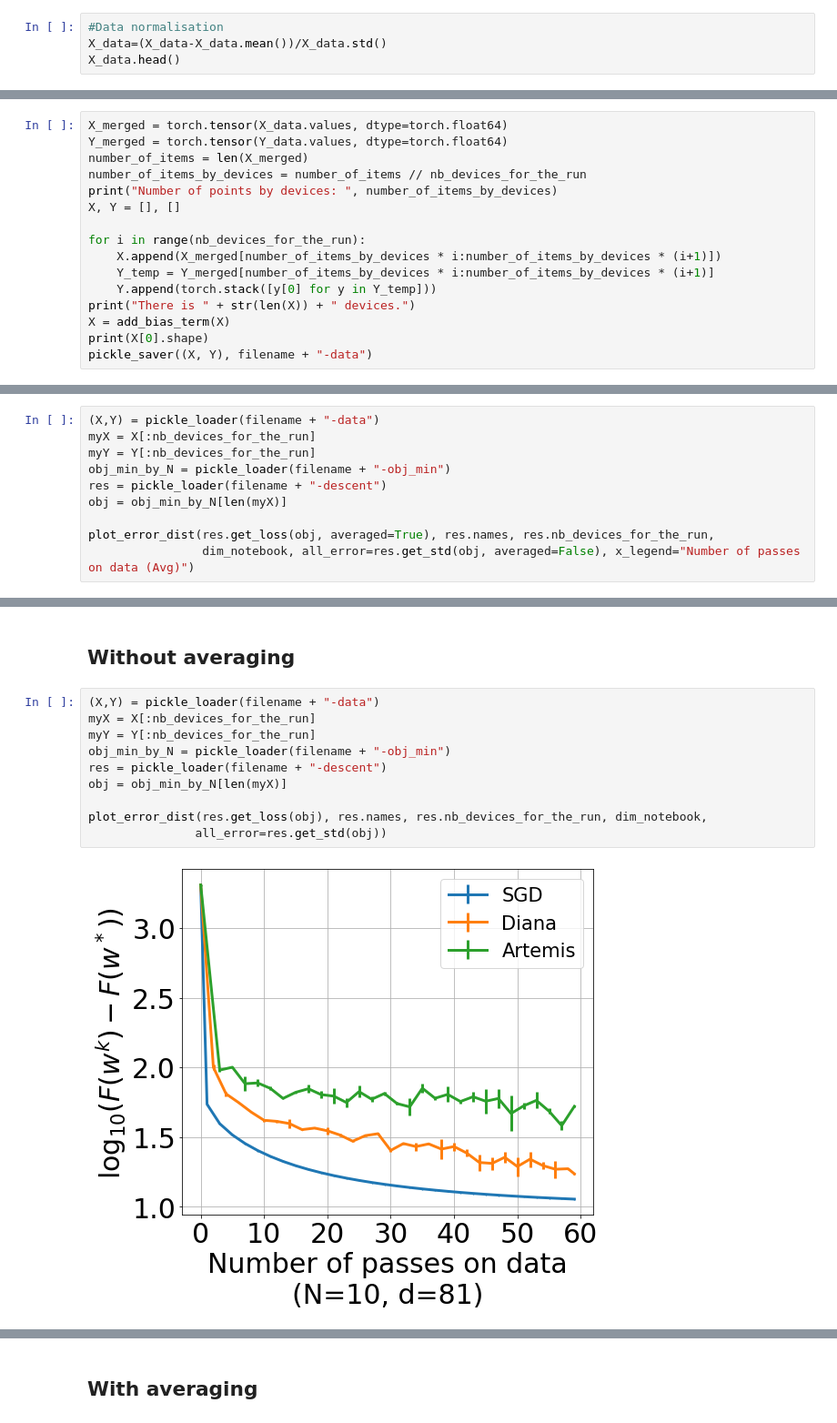
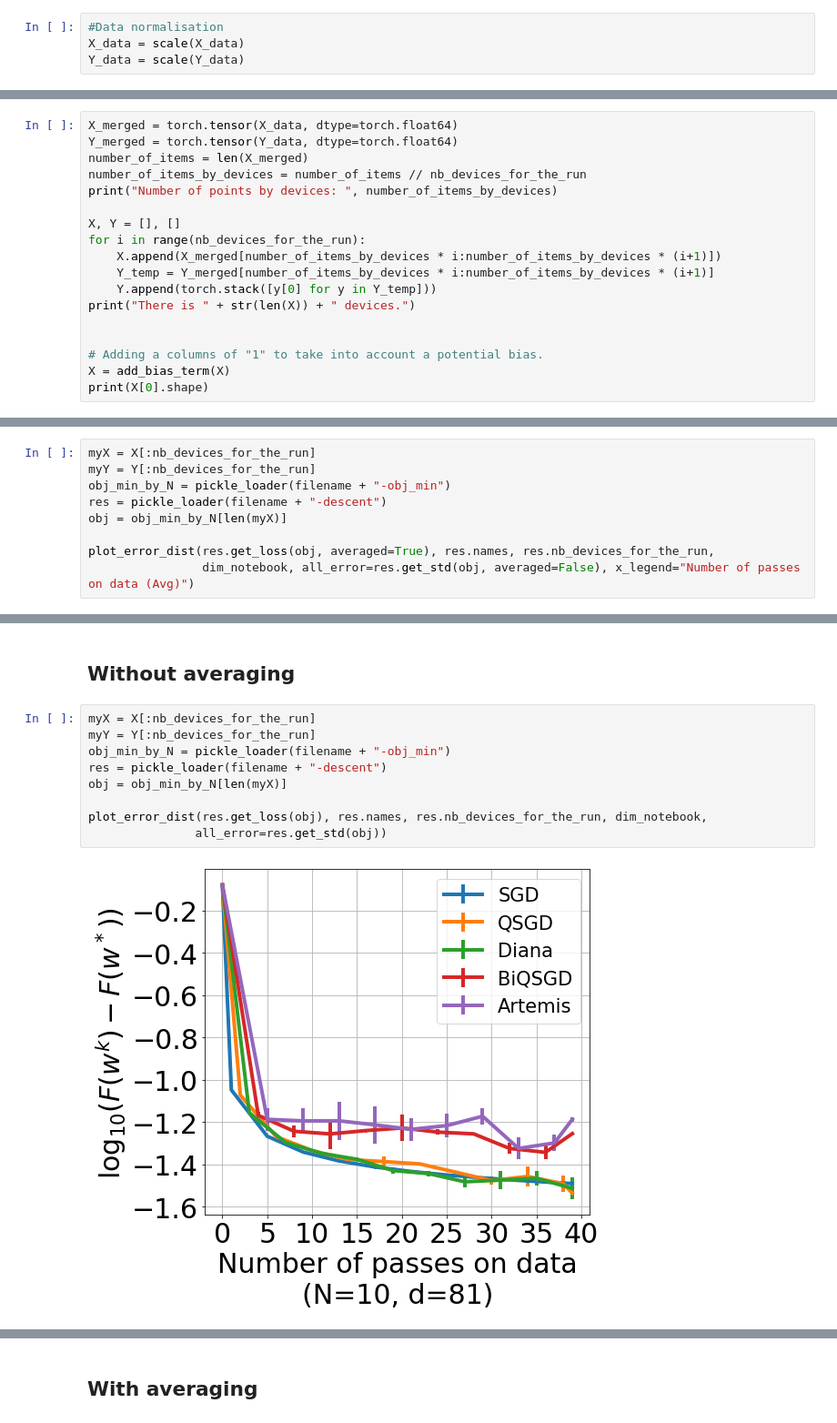
Before and after one commit to philipco/artemis-bidirectional-compression, a Jupyter notebook: notebook/superconduct.ipynb, the cells around one changed output, grey strips where cells are left out. Shown at 91% size. Cells and saved outputs as stored; diff of their text form.

```diff
--- a/notebook/superconduct.ipynb
+++ b/notebook/superconduct.ipynb
@@ -74,5 +107,5 @@ print("There is " + str(dim_notebook) + " dimensions.")
 There is 81 dimensions.
 # %%
 #Data normalisation
-X_data=(X_data-X_data.mean())/X_data.std()
-X_data.head()
+X_data = scale(X_data)
+Y_data = scale(Y_data)
@@ -100,19 +112,21 @@ Y_data.head()
 # %%
-X_merged = torch.tensor(X_data.values, dtype=torch.float64)
-Y_merged = torch.tensor(Y_data.values, dtype=torch.float64)
+X_merged = torch.tensor(X_data, dtype=torch.float64)
+Y_merged = torch.tensor(Y_data, dtype=torch.float64)
 number_of_items = len(X_merged)
 number_of_items_by_devices = number_of_items // nb_devices_for_the_run
 print("Number of points by devices: ", number_of_items_by_devices)
+
 X, Y = [], []
-
 for i in range(nb_devices_for_the_run):
     X.append(X_merged[number_of_items_by_devices * i:number_of_items_by_devices * (i+1)])
     Y_temp = Y_merged[number_of_items_by_devices * i:number_of_items_by_devices * (i+1)]
     Y.append(torch.stack([y[0] for y in Y_temp]))
 print("There is " + str(len(X)) + " devices.")
+
+
+# Adding a columns of "1" to take into account a potential bias.
 X = add_bias_term(X)
 print(X[0].shape)
-pickle_saver((X, Y), filename + "-data")
 # %% [output]
 Number of points by devices:  2126
 There is 10 devices.
@@ -199,7 +244,6 @@ Text(0, 0.5, 'true value')
 # %% [markdown]
 ## With averaging
 # %%
-(X,Y) = pickle_loader(filename + "-data")
 myX = X[:nb_devices_for_the_run]
 myY = Y[:nb_devices_for_the_run]
 obj_min_by_N = pickle_loader(filename + "-obj_min")
@@ -218,17 +262,16 @@ plot_error_dist(res.get_loss(obj, averaged=True), res.names, res.nb_devices_for_
 # %% [markdown]
 ## Without averaging
 # %%
-(X,Y) = pickle_loader(filename + "-data")
 myX = X[:nb_devices_for_the_run]
 myY = Y[:nb_devices_for_the_run]
 obj_min_by_N = pickle_loader(filename + "-obj_min")
 res = pickle_loader(filename + "-descent")
 obj = obj_min_by_N[len(myX)]
 
 plot_error_dist(res.get_loss(obj), res.names, res.nb_devices_for_the_run, dim_notebook,
                all_error=res.get_std(obj))
 # %% [output]
-[figure, old version]
+[figure, new version]
 # %%
 plot_error_dist(res.get_loss(obj), res.names, res.nb_devices_for_the_run, dim_notebook,
                 x_points=res.X_number_of_bits, x_legend="Communicated bits", all_error=res.get_std(obj))
```
Also changed, not shown: parts of 33 cells of this notebook, 10 other files.
